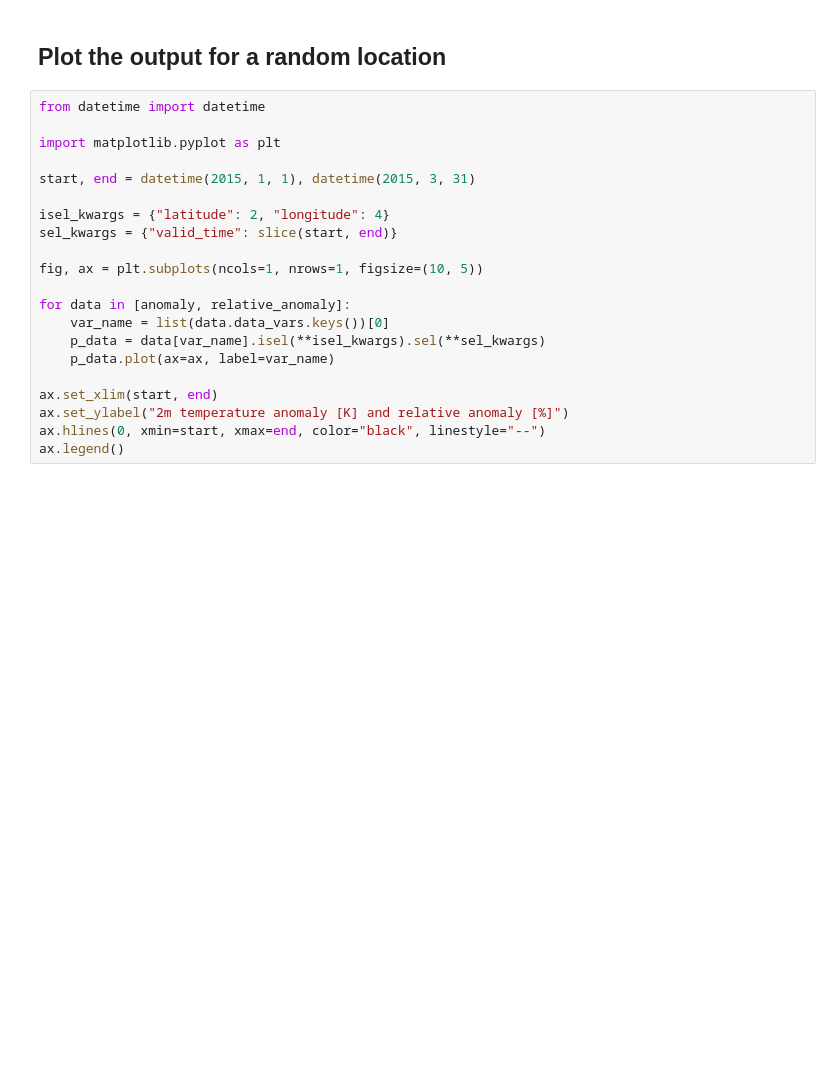
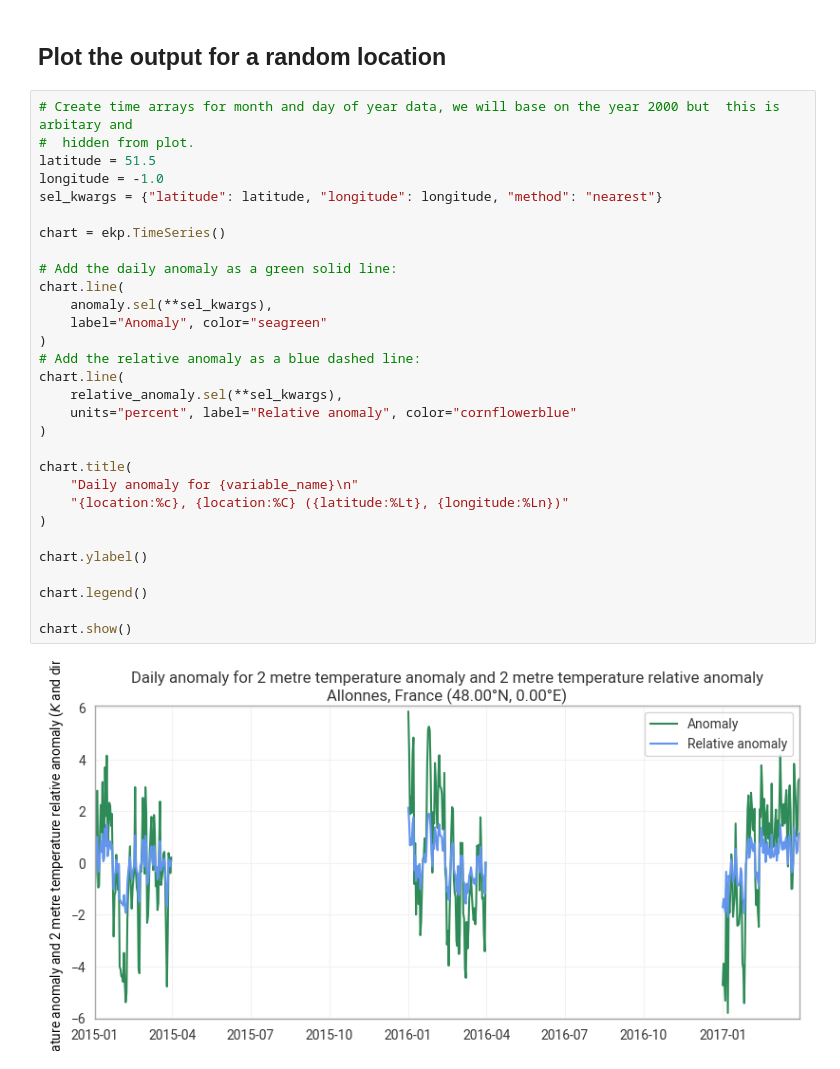
Before and after one commit to ecmwf/earthkit-transforms, a Jupyter notebook: docs/notebooks/climatology/02-era5-anomaly.ipynb, the cells around one changed output. Cells and saved outputs as stored; diff of their text form; blank space fills up the shorter version.

```diff
--- a/docs/notebooks/climatology/02-era5-anomaly.ipynb
+++ b/docs/notebooks/climatology/02-era5-anomaly.ipynb
@@ -39,23 +85,34 @@ relative_anomaly
 # %% [markdown]
 ## Plot the output for a random location
-# %%
-from datetime import datetime
-
-import matplotlib.pyplot as plt
-
-start, end = datetime(2015, 1, 1), datetime(2015, 3, 31)
-
-isel_kwargs = {"latitude": 2, "longitude": 4}
-sel_kwargs = {"valid_time": slice(start, end)}
-
-fig, ax = plt.subplots(ncols=1, nrows=1, figsize=(10, 5))
-
-for data in [anomaly, relative_anomaly]:
-    var_name = list(data.data_vars.keys())[0]
-    p_data = data[var_name].isel(**isel_kwargs).sel(**sel_kwargs)
-    p_data.plot(ax=ax, label=var_name)
-
-ax.set_xlim(start, end)
-ax.set_ylabel("2m temperature anomaly [K] and relative anomaly [%]")
-ax.hlines(0, xmin=start, xmax=end, color="black", linestyle="--")
-ax.legend()
+# %%
+# Create time arrays for month and day of year data, we will base on the year 2000 but  this is arbitary and
+#  hidden from plot.
+latitude = 51.5
+longitude = -1.0
+sel_kwargs = {"latitude": latitude, "longitude": longitude, "method": "nearest"}
+
+chart = ekp.TimeSeries()
+
+# Add the daily anomaly as a green solid line:
+chart.line(
+    anomaly.sel(**sel_kwargs),
+    label="Anomaly", color="seagreen"
+)
+# Add the relative anomaly as a blue dashed line:
+chart.line(
+    relative_anomaly.sel(**sel_kwargs),
+    units="percent", label="Relative anomaly", color="cornflowerblue"
+)
+
+chart.title(
+    "Daily anomaly for {variable_name}\n"
+    "{location:%c}, {location:%C} ({latitude:%Lt}, {longitude:%Ln})"
+)
+
+chart.ylabel()
+
+chart.legend()
+
+chart.show()
+# %% [output]
+[figure, added]
```
Also changed, not shown: parts of 6 cells of this notebook, 2 other files.
